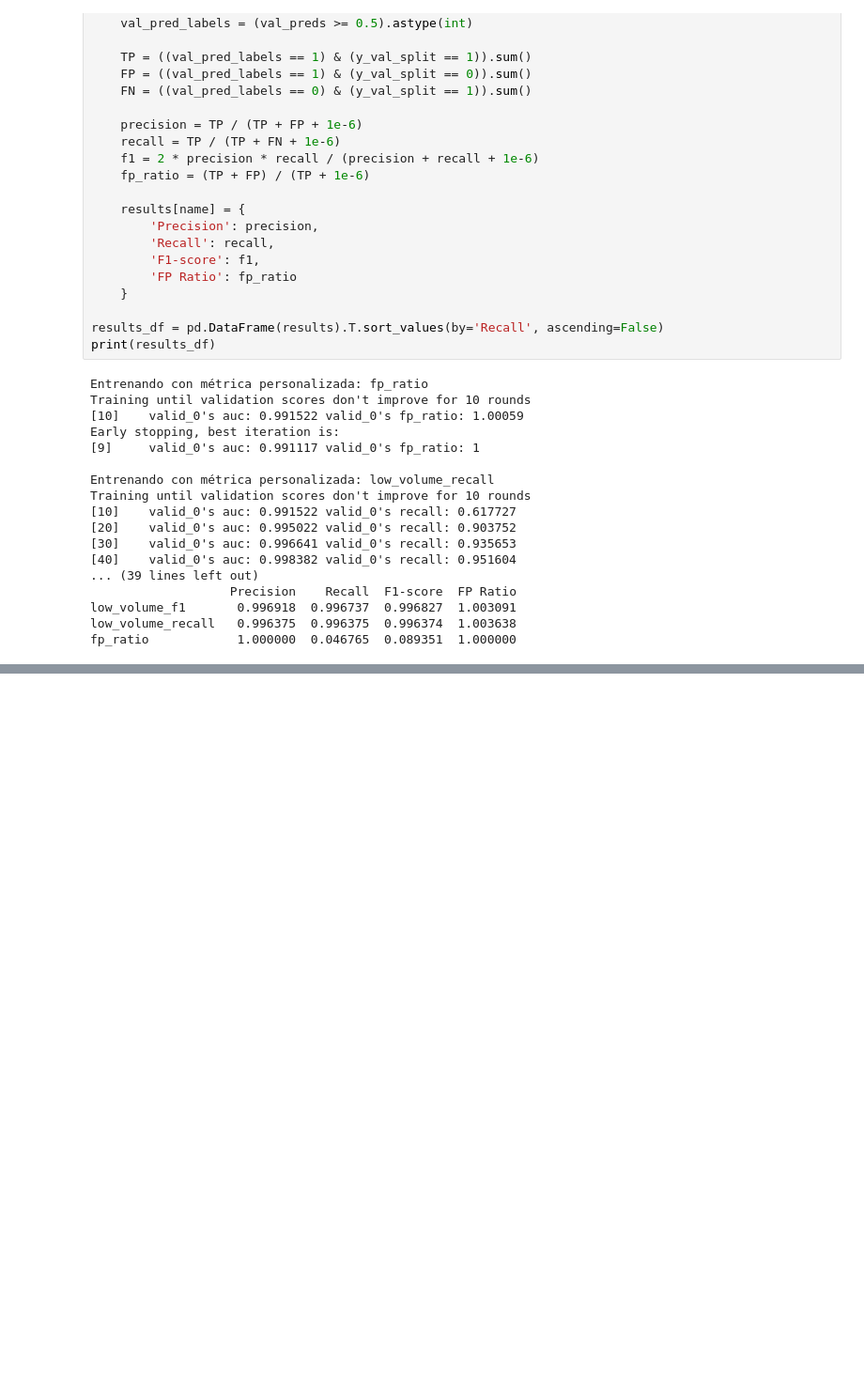
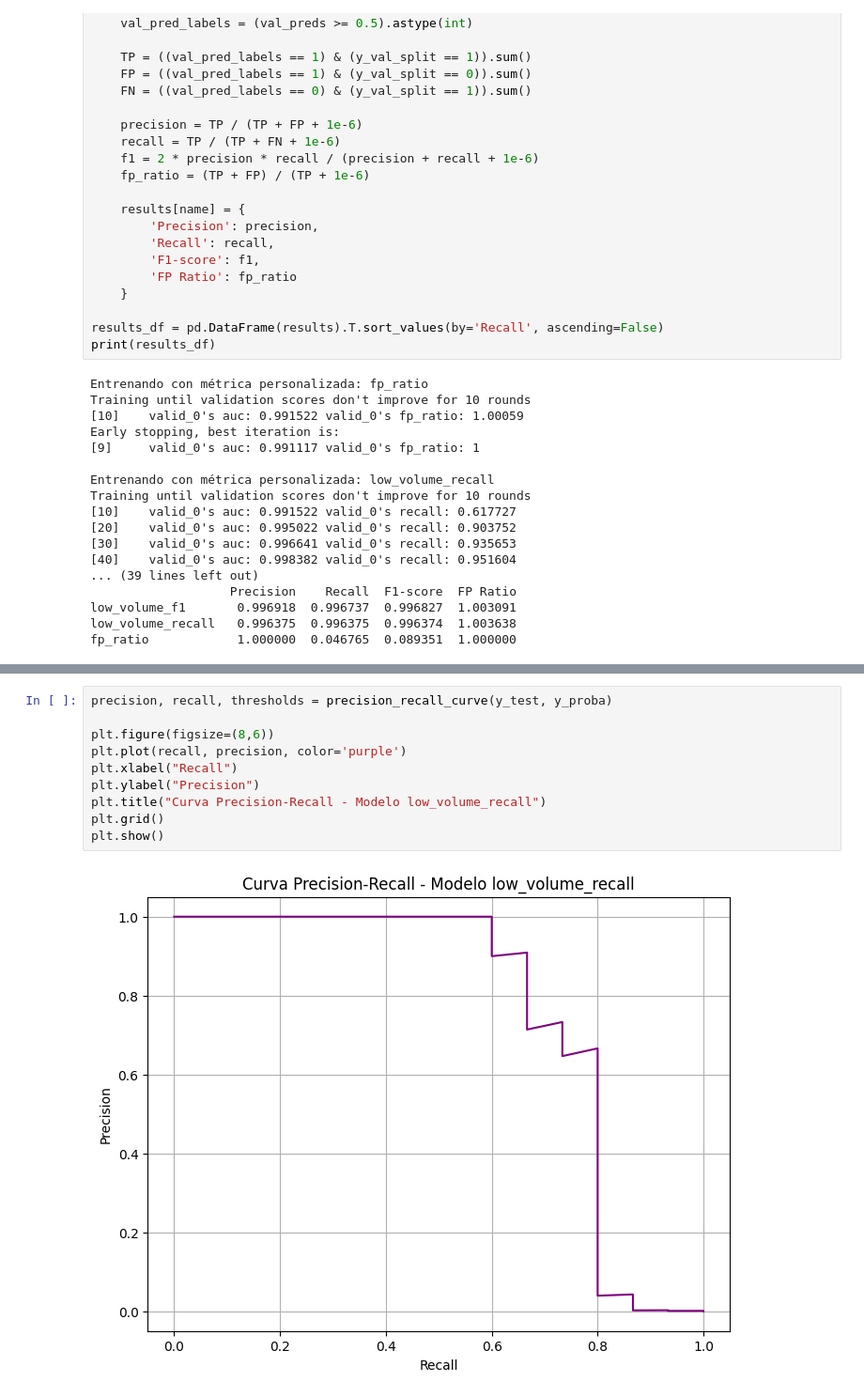
Before and after one commit to FabianJuarez182/ProyectoPlusTI_SDS, a Jupyter notebook: PlusTI.ipynb, the cells around one changed output, grey strips where cells are left out. Shown at 94% size. Cells and saved outputs as stored; diff of their text form; blank space fills up the shorter version.

```diff
--- a/PlusTI.ipynb
+++ b/PlusTI.ipynb
@@ -424,0 +535,12 @@ fp_ratio            0.000000  0.000000   0.00000       0.0
+# %%
+precision, recall, thresholds = precision_recall_curve(y_test, y_proba)
+
+plt.figure(figsize=(8,6))
+plt.plot(recall, precision, color='purple')
+plt.xlabel("Recall")
+plt.ylabel("Precision")
+plt.title("Curva Precision-Recall - Modelo low_volume_recall")
+plt.grid()
+plt.show()
+# %% [output]
+[figure, added]
```
Also changed, not shown: parts of 15 cells of this notebook.
